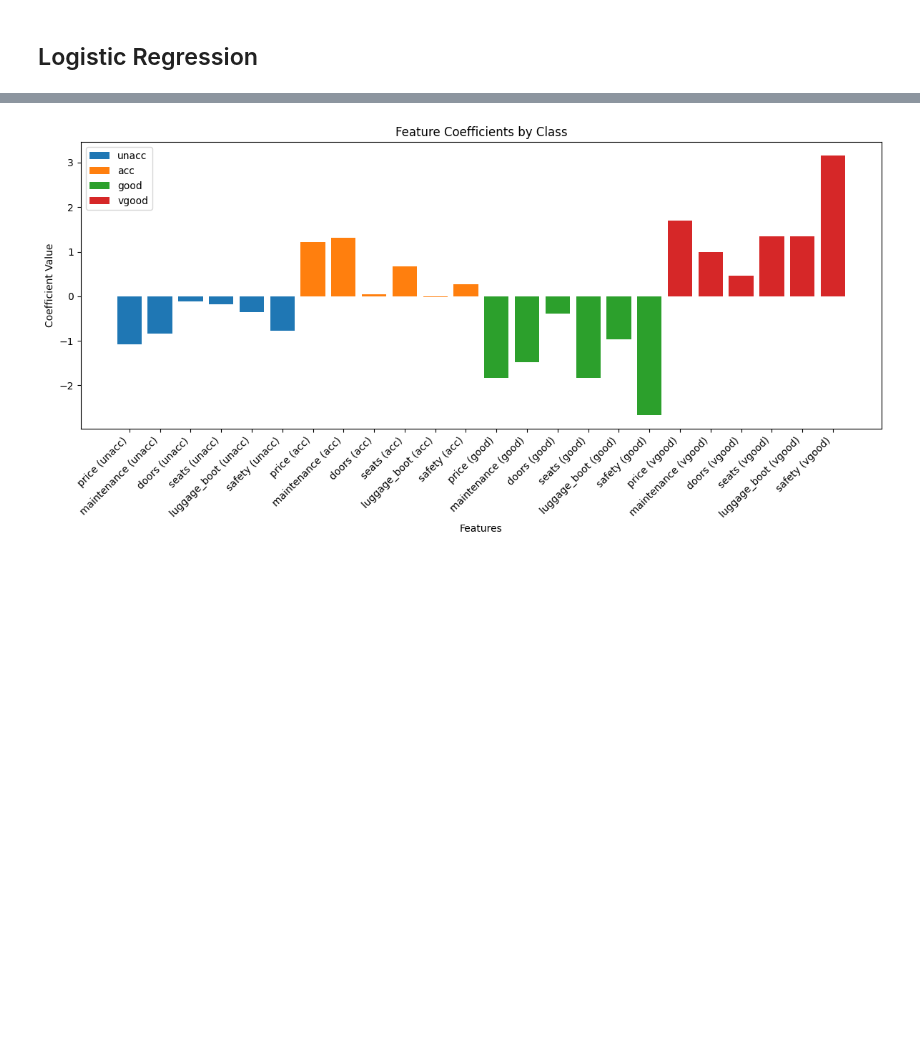
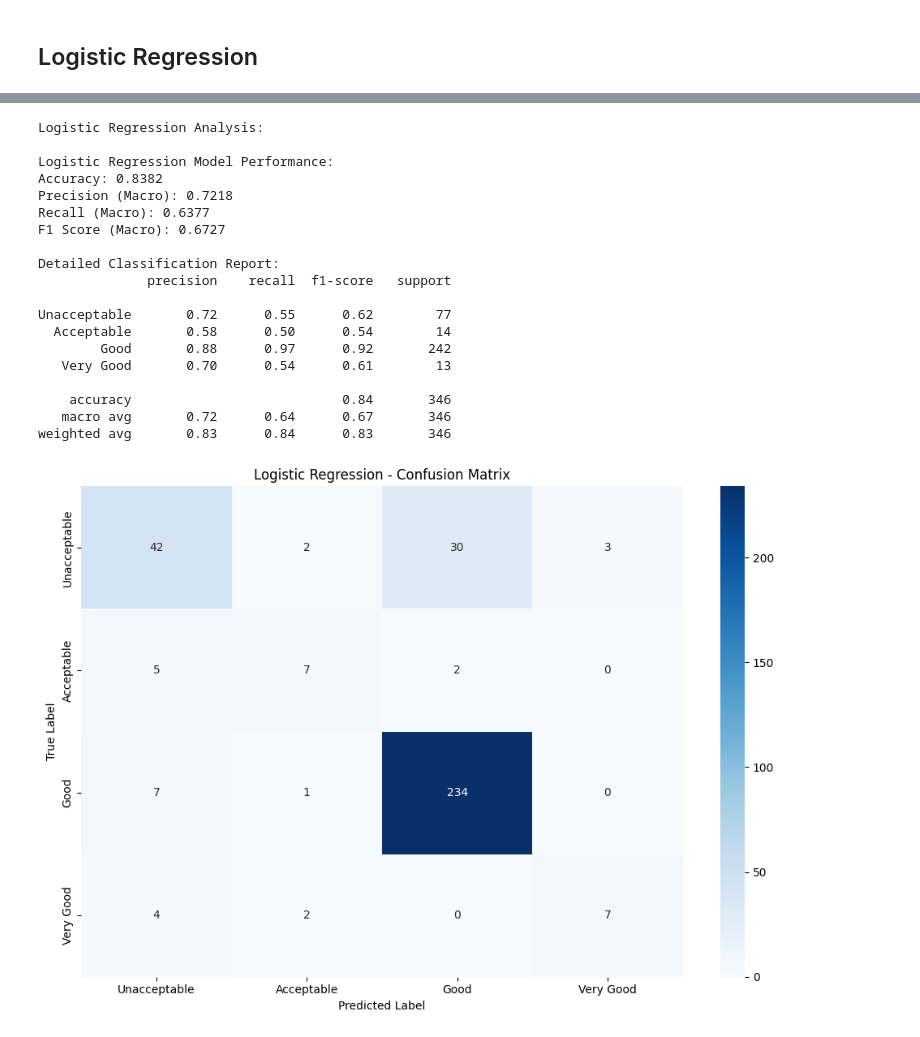
Before and after one commit to jovanovic-djo/car-value-score-prediction, a Jupyter notebook: notebooks/model_training.ipynb, the cells around one changed output, grey strips where cells are left out. Saved outputs shown, nothing was run; the diff lists cells and outputs as text; code cells hidden in the pictures; blank space fills up the shorter version.

```diff
--- a/notebooks/model_training.ipynb
+++ b/notebooks/model_training.ipynb
@@ -30,7 +108,0 @@ X_test_scaled = scaler.transform(X_test)
-# %%
-model = LogisticRegression(
-    random_state = 0,
-    solver='lbfgs',
-    max_iter=1000
-)
-model.fit(X_train_scaled, y_train)
@@ -88,20 +109,36 @@ plt.show()
-# %%
-feature_names = X.columns
-coefficients = model.coef_
-
-plt.figure(figsize=(12,6))
-for i, class_name in enumerate(class_names):
-    plt.bar(
-        [f"{name} ({class_name})" for name in feature_names],
-        coefficients[i],
-        label=class_name
-    )
-plt.title('Feature Coefficients by Class')
-plt.xlabel('Features')
-plt.ylabel('Coefficient Value')
-plt.xticks(rotation=45, ha='right')
-plt.legend()
-plt.tight_layout()
-plt.show()
-# %% [output]
-[figure, removed]
+# %%
+# Train Logistic Regression Model
+lr_model = LogisticRegression(
+    multi_class='multinomial',
+    solver='lbfgs',
+    max_iter=1000
+)
+lr_model.fit(X_train_scaled, y_train)
+
+# Evaluate Logistic Regression
+print("Logistic Regression Analysis:")
+lr_metrics = evaluate_model(lr_model, X_test_scaled, y_test, 'Logistic Regression')
+
+# Plot Logistic Regression Feature Importance
+plot_feature_importance(lr_model, feature_names, 'Logistic Regression')
+# %% [output]
+Logistic Regression Analysis:
+
+Logistic Regression Model Performance:
+Accuracy: 0.8382
+Precision (Macro): 0.7218
+Recall (Macro): 0.6377
+F1 Score (Macro): 0.6727
+
+Detailed Classification Report:
+              precision    recall  f1-score   support
+
+Unacceptable       0.72      0.55      0.62        77
+  Acceptable       0.58      0.50      0.54        14
+        Good       0.88      0.97      0.92       242
+   Very Good       0.70      0.54      0.61        13
+
+    accuracy                           0.84       346
+   macro avg       0.72      0.64      0.67       346
+weighted avg       0.83      0.84      0.83       346
+[figure, added]
```
Also changed, not shown: parts of 13 cells of this notebook.
